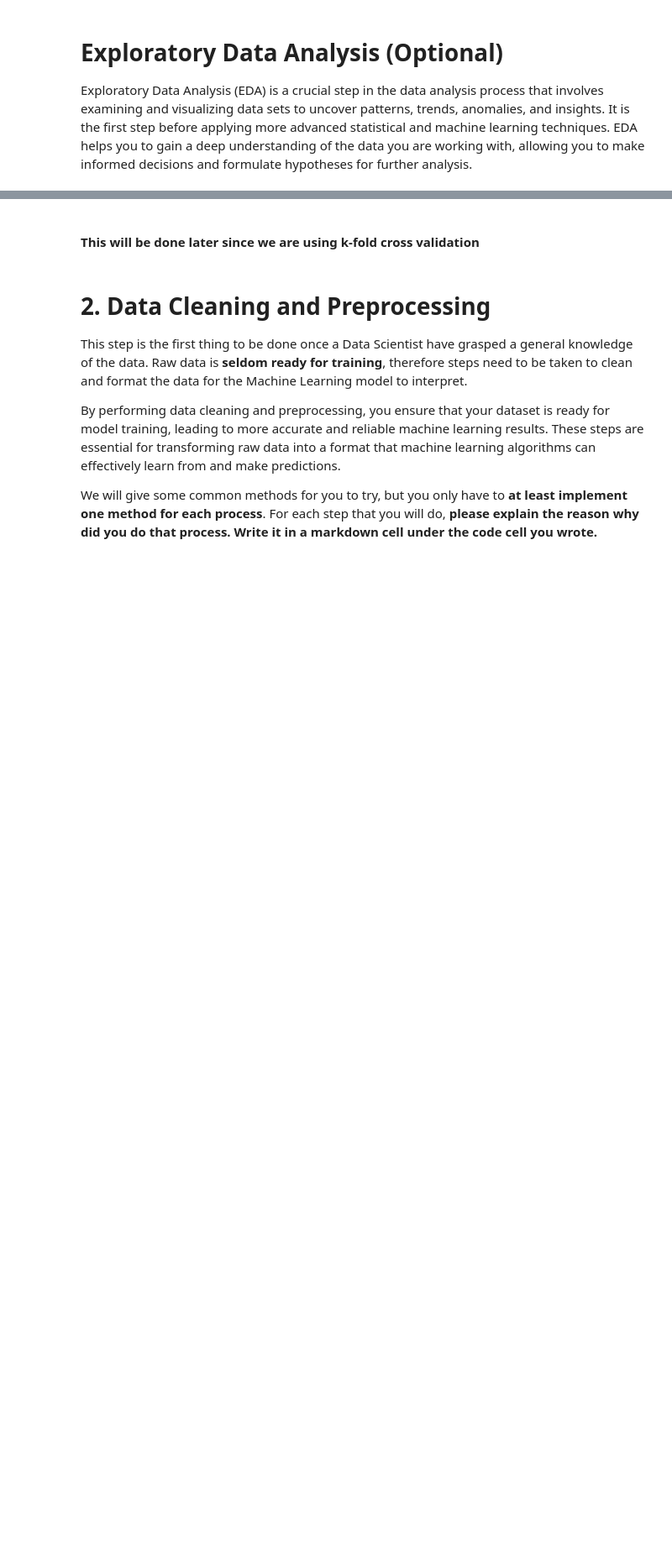
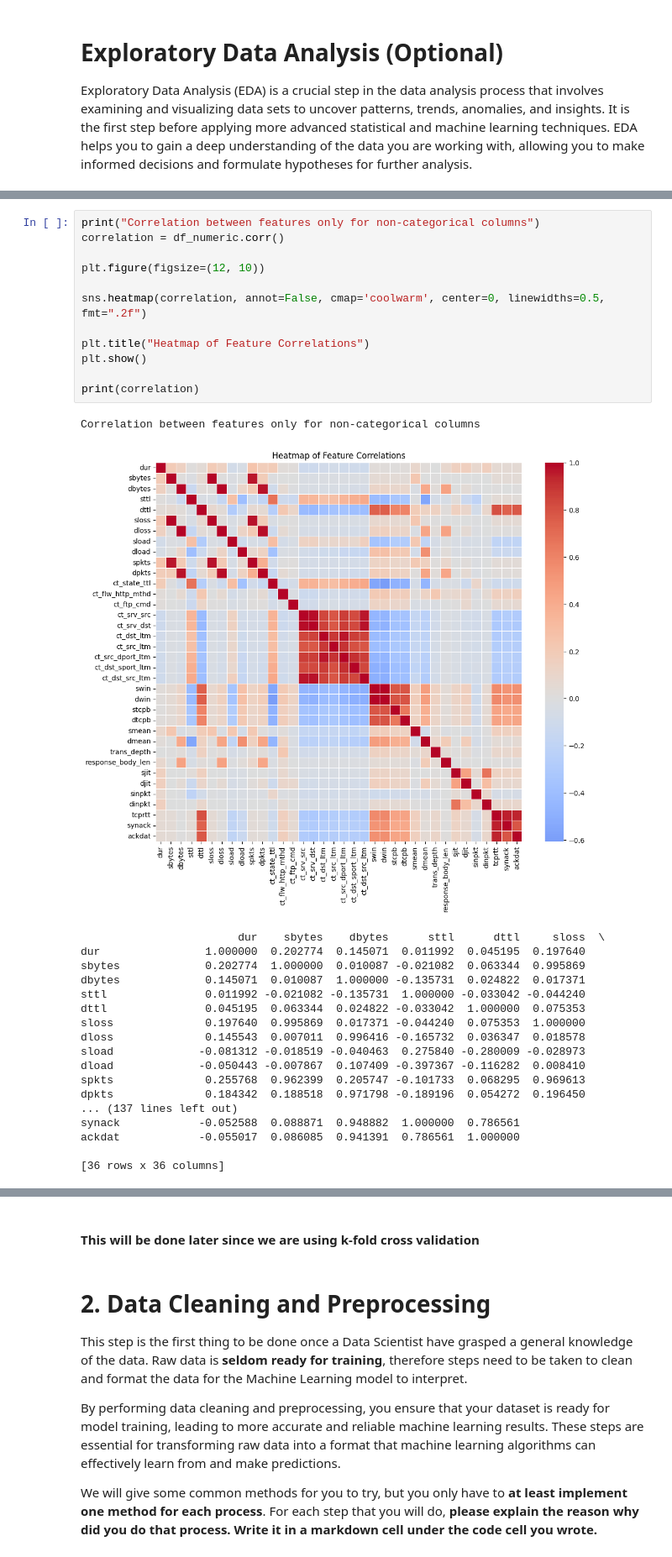
Before and after one commit to FedrianzD/Tubes-2-AI, a Jupyter notebook: src/Notebook.ipynb, the cells around one changed output, grey strips where cells are left out. Shown at 84% size. Cells and saved outputs as stored; diff of their text form; blank space fills up the shorter version.

```diff
--- a/src/Notebook.ipynb
+++ b/src/Notebook.ipynb
@@ -238,0 +268,32 @@ Number of outliers: 7878 | Percentage of outliers: 4.49%
+# %%
+print("Correlation between features only for non-categorical columns")
+correlation = df_numeric.corr()
+
+plt.figure(figsize=(12, 10))
+
+sns.heatmap(correlation, annot=False, cmap='coolwarm', center=0, linewidths=0.5, fmt=".2f")
+
+plt.title("Heatmap of Feature Correlations")
+plt.show()
+
+print(correlation)
+# %% [output]
+Correlation between features only for non-categorical columns
+[figure, added]
+                        dur    sbytes    dbytes      sttl      dttl     sloss  \
+dur                1.000000  0.202774  0.145071  0.011992  0.045195  0.197640
+sbytes             0.202774  1.000000  0.010087 -0.021082  0.063344  0.995869
+dbytes             0.145071  0.010087  1.000000 -0.135731  0.024822  0.017371
+sttl               0.011992 -0.021082 -0.135731  1.000000 -0.033042 -0.044240
+dttl               0.045195  0.063344  0.024822 -0.033042  1.000000  0.075353
+sloss              0.197640  0.995869  0.017371 -0.044240  0.075353  1.000000
+dloss              0.145543  0.007011  0.996416 -0.165732  0.036347  0.018578
+sload             -0.081312 -0.018519 -0.040463  0.275840 -0.280009 -0.028973
+dload             -0.050443 -0.007867  0.107409 -0.397367 -0.116282  0.008410
+spkts              0.255768  0.962399  0.205747 -0.101733  0.068295  0.969613
+dpkts              0.184342  0.188518  0.971798 -0.189196  0.054272  0.196450
+... (137 lines left out)
+synack            -0.052588  0.088871  0.948882  1.000000  0.786561
+ackdat            -0.055017  0.086085  0.941391  0.786561  1.000000
+
+[36 rows x 36 columns]
```
Also changed, not shown: parts of 28 cells of this notebook.
